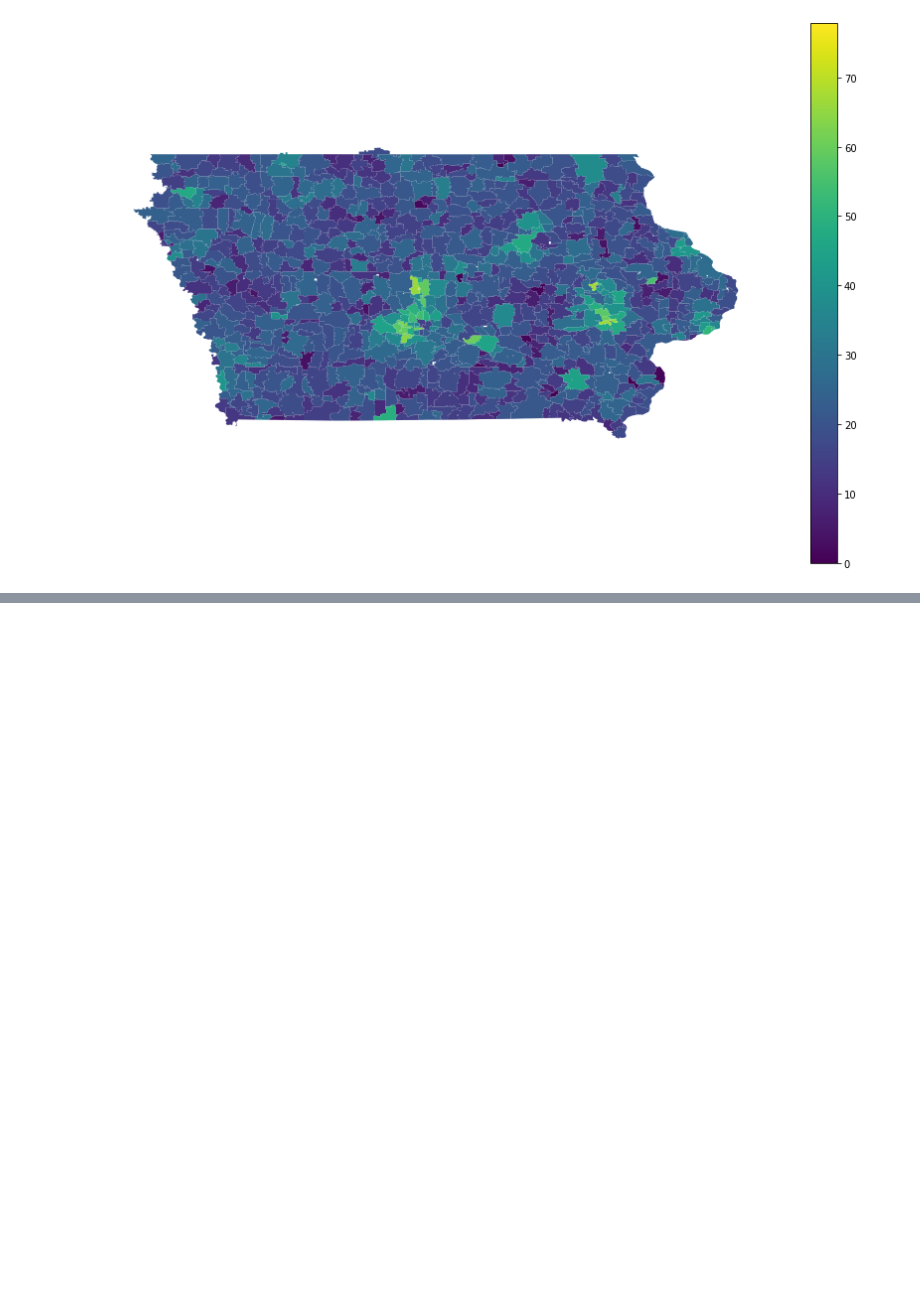
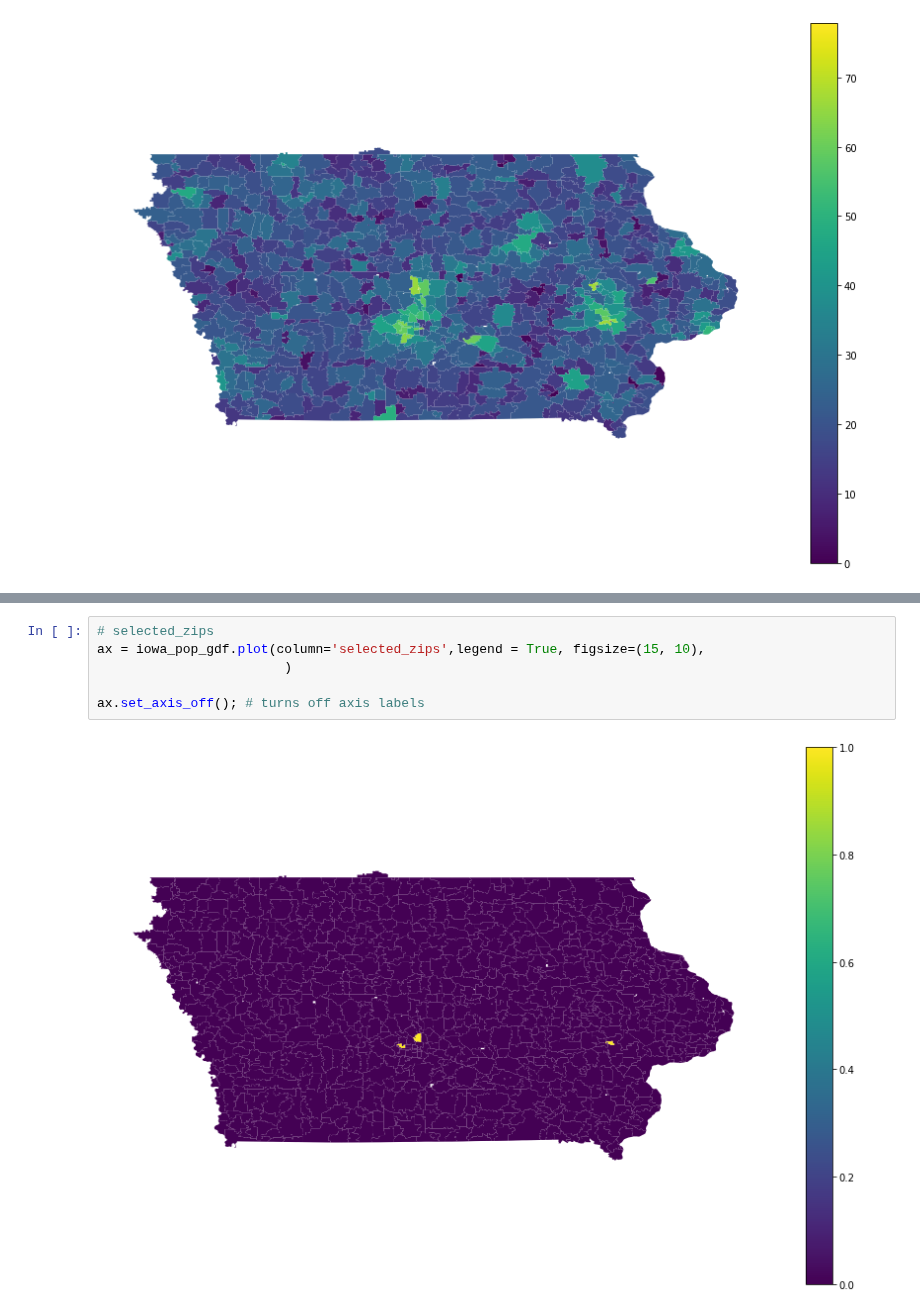
Before and after one commit to dgarbato/capstone, a Jupyter notebook: geopandas-zips.ipynb, the cells around one changed output, grey strips where cells are left out. Cells and saved outputs as stored; diff of their text form; blank space fills up the shorter version.

```diff
--- a/geopandas-zips.ipynb
+++ b/geopandas-zips.ipynb
@@ -456,0 +467,8 @@ ax.set_axis_off(); # turns off axis labels
+# %%
+# selected_zips
+ax = iowa_pop_gdf.plot(column='selected_zips',legend = True, figsize=(15, 10),
+                        )
+
+ax.set_axis_off(); # turns off axis labels
+# %% [output]
+[figure, added]
```
Also changed, not shown: parts of 27 cells of this notebook, 7 other files.
